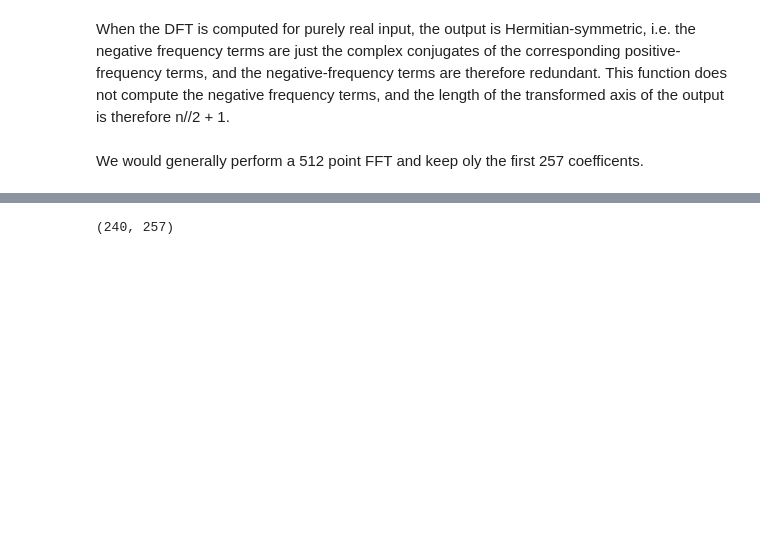
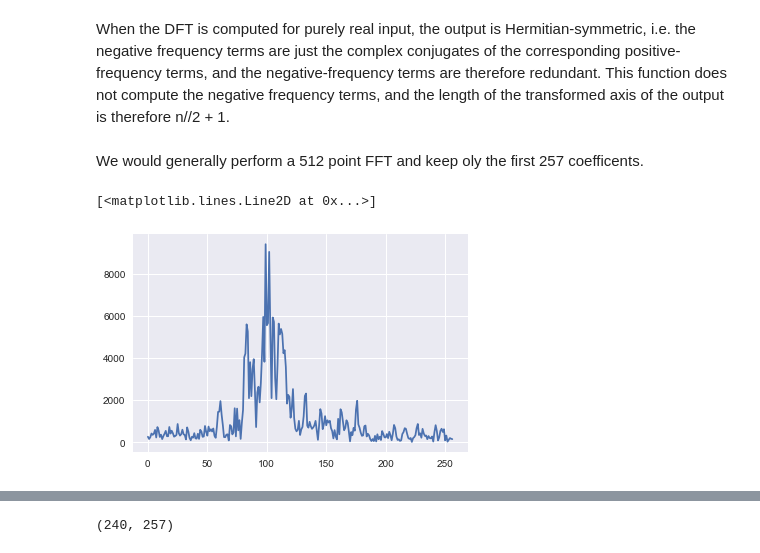
Before and after one commit to yushinliu/lab, a Jupyter notebook: task_2_version_1/Task2.ipynb, the cells around one changed output, grey strips where cells are left out. Saved outputs shown, nothing was run; the diff lists cells and outputs as text; code cells hidden in the pictures; blank space fills up the shorter version.

```diff
--- a/task_2_version_1/Task2.ipynb
+++ b/task_2_version_1/Task2.ipynb
@@ -314,4 +324,11 @@ def Flourier_transfer(frame_windowed_set,NFFT):
     return pow_frames,mag_frames
 # %%
 pow_frames,mag_frames=Flourier_transfer(frame_windowed_set,NFFT)
+# %%
+pow_frames_leak,mag_frames_leak=Flourier_transfer(train_frame_set,NFFT)
+# %%
+plt.plot(mag_frames_leak[1,:]) # without window(with spectral leakage)
+# %% [output]
+[<matplotlib.lines.Line2D at 0x...>]
+[figure, added]
 # %%
```
Also changed, not shown: parts of 13 cells of this notebook, 2 other files.
